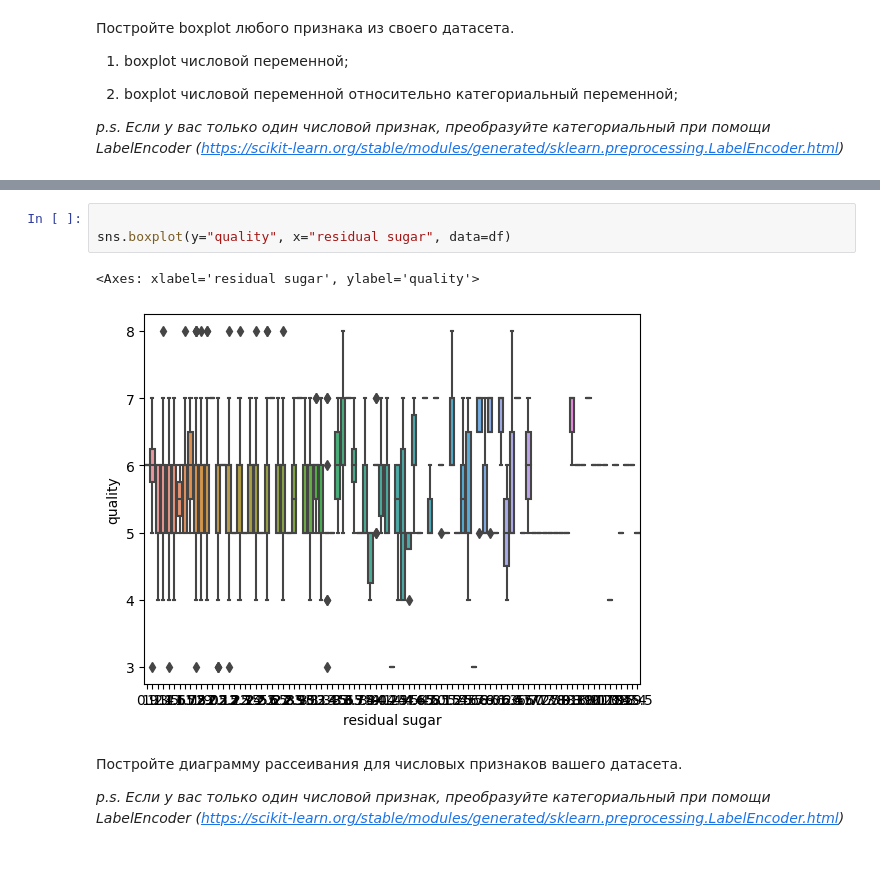
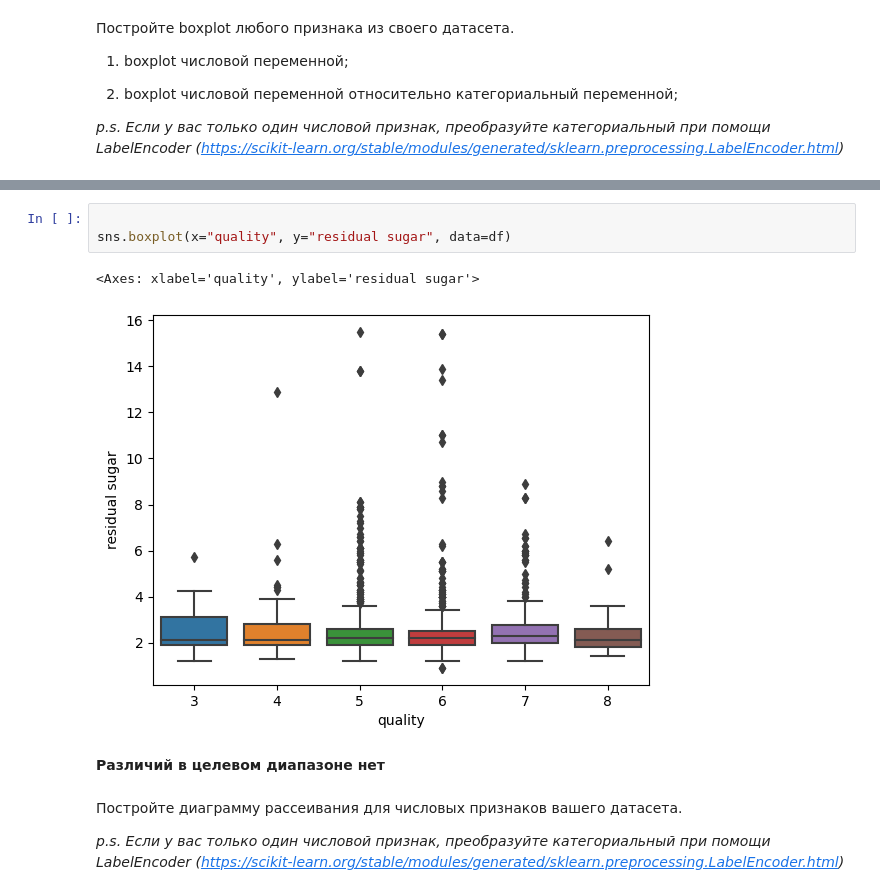
Before and after one commit to BABALEXA/Laboratorny, a Jupyter notebook: lab2/Задание_2.ipynb, the cells around one changed output, grey strips where cells are left out. Drawn from its saved outputs; the diff is of its cells as text; blank space fills up the shorter version.

```diff
--- a/lab2/Задание_2.ipynb
+++ b/lab2/Задание_2.ipynb
@@ -175,9 +175,11 @@ plt.show()
 # %%
 
-sns.boxplot(y="quality", x="residual sugar", data=df)
+sns.boxplot(x="quality", y="residual sugar", data=df)
 # %% [output]
-<Axes: xlabel='residual sugar', ylabel='quality'>
+<Axes: xlabel='quality', ylabel='residual sugar'>
-[figure, old version]
+[figure, new version]
+# %% [markdown]
+**Различий в целевом диапазоне нет**
 # %% [markdown]
 Постройте диаграмму рассеивания для числовых признаков вашего датасета.
 
```
Also changed, not shown: parts of 4 cells of this notebook.
